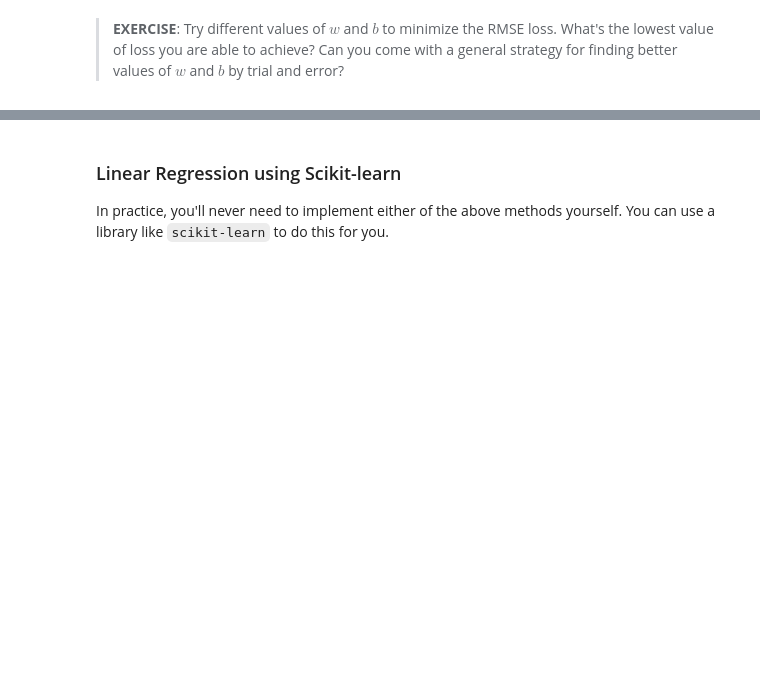
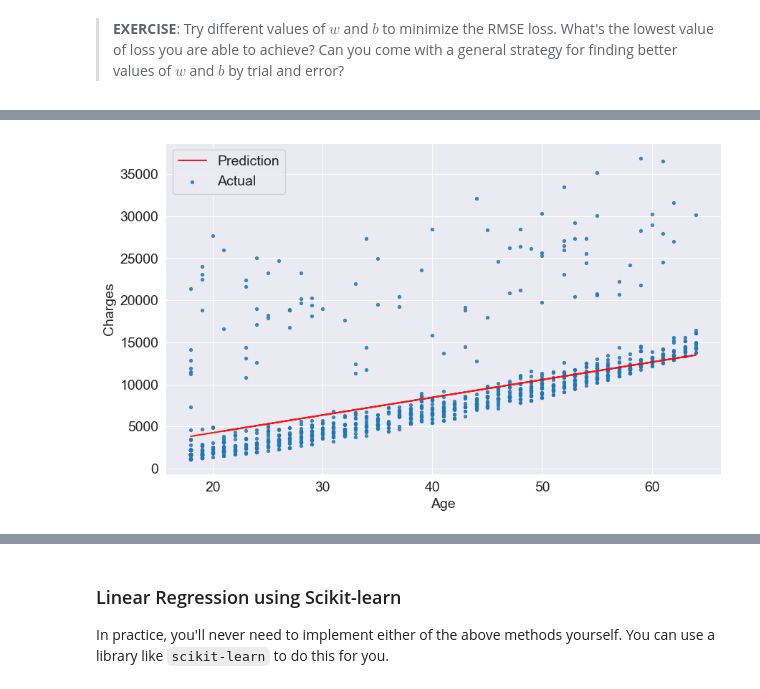
Before and after one commit to SianRods/Data-Science-ML, a Jupyter notebook: Machine Learning with Python and Scikit-Learn-Jovian.com/01_python-sklearn-linear-regression-v-26/python-sklearn-linear-regression.ipynb, the cells around one changed output, grey strips where cells are left out. Drawn from its saved outputs; the diff is of its cells as text; code cells hidden in the pictures; blank space fills up the shorter version.

```diff
--- a/Machine Learning with Python and Scikit-Learn-Jovian.com/01_python-sklearn-linear-regression-v-26/python-sklearn-linear-regression.ipynb
+++ b/Machine Learning with Python and Scikit-Learn-Jovian.com/01_python-sklearn-linear-regression-v-26/python-sklearn-linear-regression.ipynb
@@ -574,3 +579,7 @@ RMSE Loss:  8461.949562575493
 [figure]
 # %% [markdown]
 > **EXERCISE**: Try different values of $w$ and $b$ to minimize the RMSE loss. What's the lowest value of loss you are able to achieve? Can you come with a general strategy for finding better values of $w$ and $b$ by trial and error?
+# %%
+# We have to choose the parameter which minimizes the Loss Funtion
+try_parameters(210,50)
+# %% [output]
@@ -577,3 +587,4 @@ RMSE Loss:  8461.949562575493
+[figure, added]
 # %% [markdown]
 ### Optimizer
 
```
Also changed, not shown: parts of 22 cells of this notebook.
